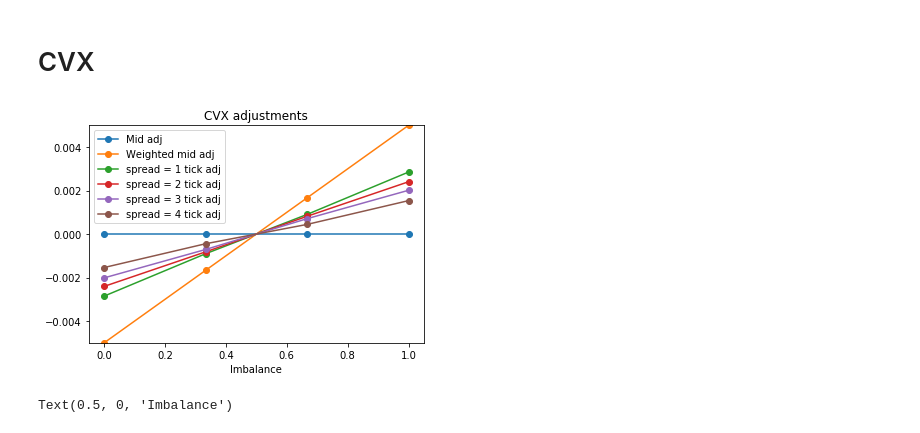
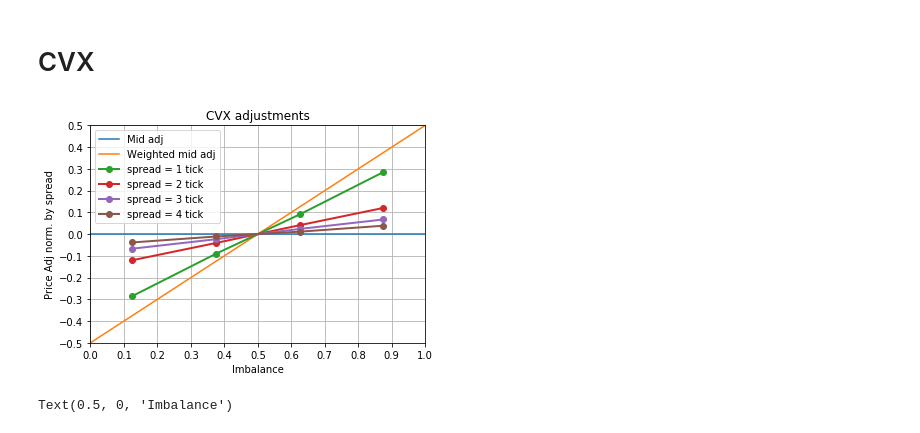
Before and after one commit to sstoikov/microprice, a Jupyter notebook: Microprice - Big Data Conference.ipynb, the cells around one changed output. Cells and saved outputs as stored; diff of their text form; code cells hidden in the pictures.

```diff
--- a/Microprice - Big Data Conference.ipynb
+++ b/Microprice - Big Data Conference.ipynb
@@ -357,13 +399,14 @@ n_spread=4
 dt=1
 data=get_df('CVX')
 ticker='CVX'
-T,ticksize=prep_data_sym(data,n_imb,dt,n_spread)
+T, misc=prep_data_sym(data,n_imb,dt,n_spread)
 imb=np.linspace(0,1,n_imb)
-G1,B,Q,Q2,R1,R2,K=estimate(T)
-# %%
-G6=plot_Gstar(ticker,G1,B,T)
-# %% [output]
-[figure, removed]
+# %%
+G1, B, Q, Q2, R1, R2, K = estimate(T)
+Gstar, Bstar = calc_price_adj(G1, B, order='stationary')
+plot_Gstar(ticker, Gstar, misc)
+# %% [output]
+[figure, added]
 # %%
 W=np.linalg.matrix_power(B,100)
 for i in range(0,n_spread):
```
Also changed, not shown: parts of 5 cells of this notebook.
